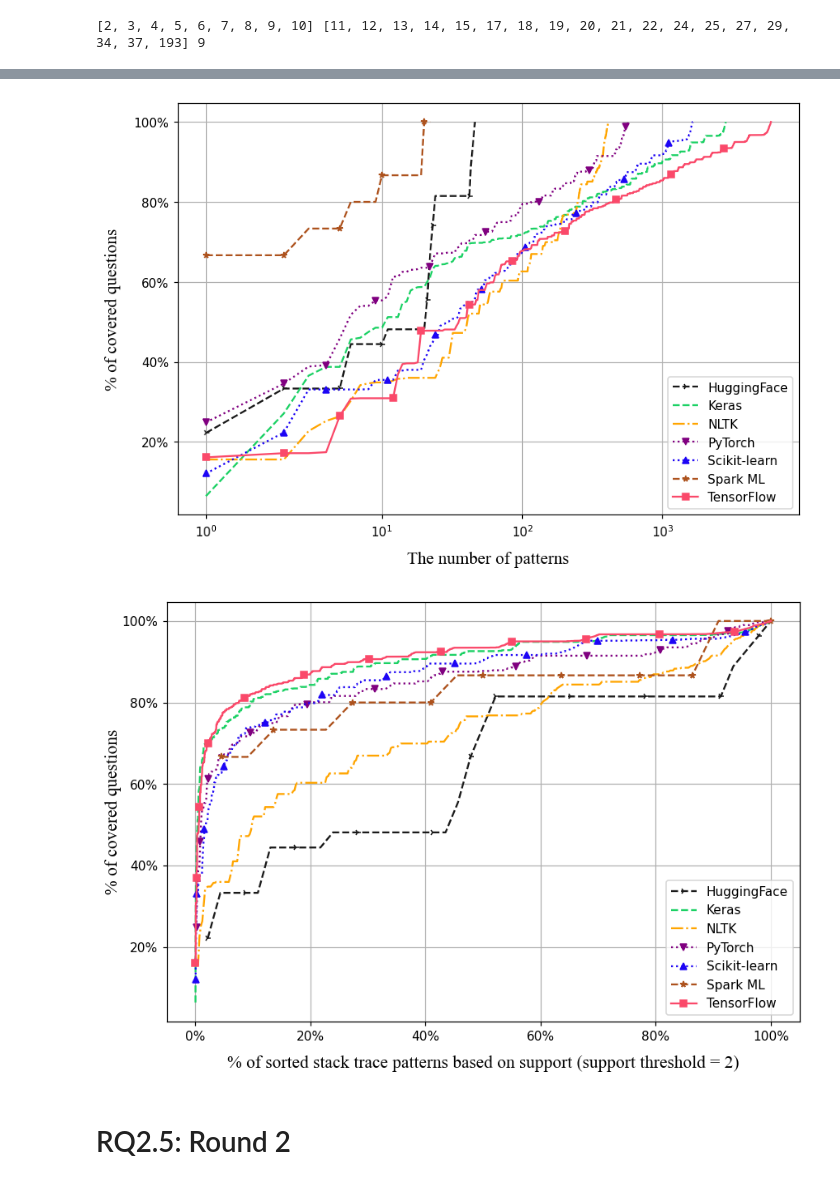
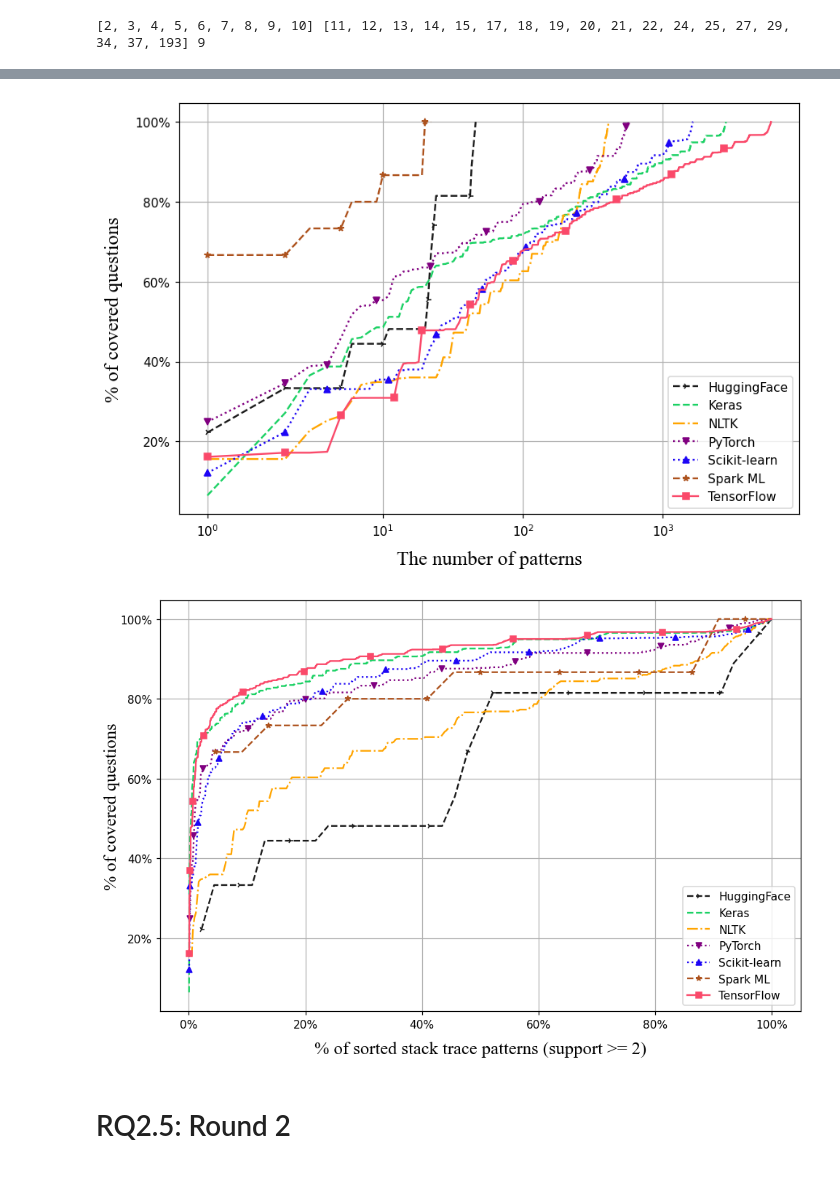
Before and after one commit to mooselab/ML_StackTrace, a Jupyter notebook: project_1_codes/Results.ipynb, the cells around one changed output, grey strips where cells are left out. Saved outputs shown, nothing was run; the diff lists cells and outputs as text; code cells hidden in the pictures.

```diff
--- a/project_1_codes/Results.ipynb
+++ b/project_1_codes/Results.ipynb
@@ -31,7 +31,7 @@ from collections import Counter
 
 font = FontProperties()
 font.set_family('serif')
-font.set_size(14)
+font.set_size(16)
 font.set_name('Times New Roman')
 
 # pd.options.display.max_colwidth = 500
@@ -4535,7 +4537,7 @@ plt.grid(True)
 plt.savefig('./Result/sp_le_rq1_v2.pdf')
 plt.show()
 # %% [output]
-[figure, old version]
+[figure, new version]
 # %%
 hf_dic_cov_ques["x"] = [x*100/len(hf_dic_cov_ques["x"]) for x in hf_dic_cov_ques["x"]]
 keras_dic_cov_ques["x"] = [x*100/len(keras_dic_cov_ques["x"]) for x in keras_dic_cov_ques["x"]]
@@ -4571,26 +4573,29 @@ my_style = [('k', "4", '--'), ('#1bd164', "", 'dashed'), ('orange', "", 'dashdot
 # %%
 fig = plt.figure(figsize=(9, 6), dpi=110)
 ax1 = fig.add_subplot(111)
 
 plt_lst = []
 for x, y, l, s in zip(total_cov_ques_x, total_cov_ques_y, label, my_style):
     plt_lst.append(ax1.plot(x, y, label=l, c=s[0], marker=s[1], ls=s[2], markersize=5, markevery=0.1))
 
 ax1.legend(loc='lower right')
-ax1.set_xlabel('% of sorted stack trace patterns based on support (support threshold = 2)', labelpad=10, fontproperties=font)
+ax1.set_xlabel('% of sorted stack trace patterns (support >= 2)', labelpad=10, fontproperties=font)
 ax1.set_ylabel('% of covered questions', labelpad=0, fontproperties=font)
 # ax1.set_title('RQ2')
 
 # ax1.axis(ymin=0, ymax=102)
 # ax1.axis(xmin=0, xmax=6000)
 ax1.yaxis.set_major_formatter(mtick.PercentFormatter())
 ax1.xaxis.set_major_formatter(mtick.PercentFormatter())
 
+# ax1.set_yticks(range(0, 101, 5))
+
 plt.grid(True)
+plt.tight_layout()
 plt.savefig('./Result/sp_le_rq1_v3.pdf')
 plt.show()
 # %% [output]
-[figure, old version]
+[figure, new version]
 # %% [markdown]
 # RQ2.5: Round 2
 # %% [markdown]
```
Also changed, not shown: parts of 26 cells of this notebook, 18 other files.
